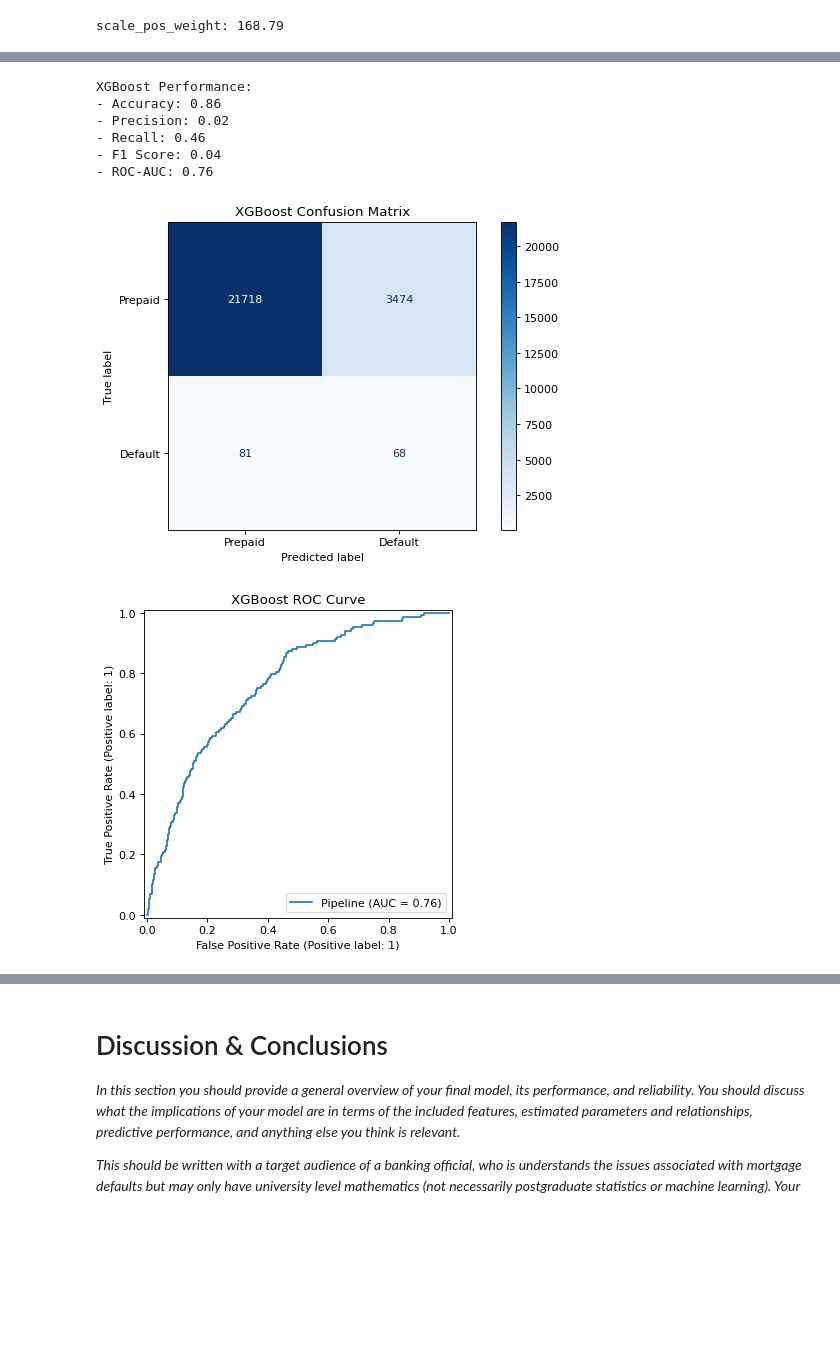
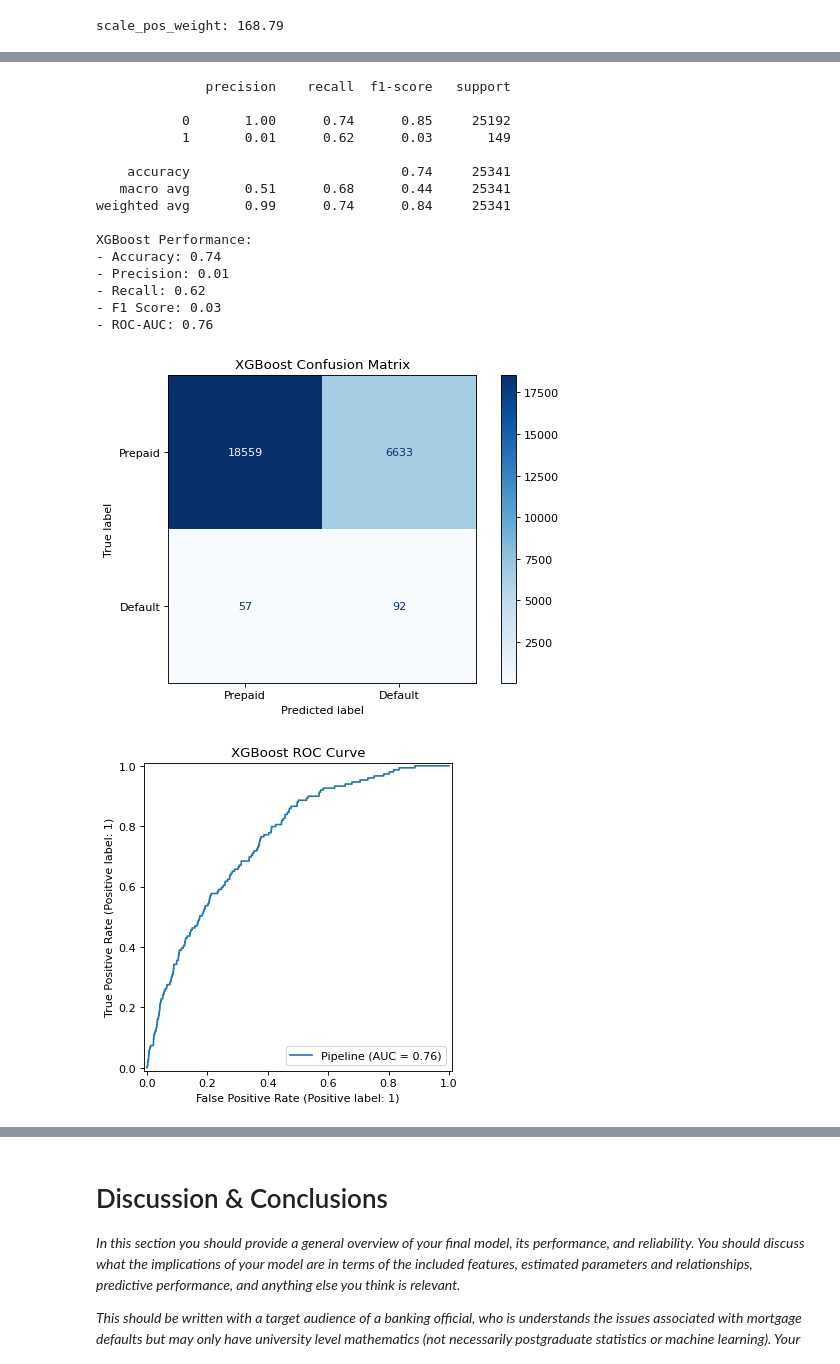
Before and after one commit to AwuoeZYC/Project_2, a Jupyter notebook: project2.ipynb, the cells around one changed output, grey strips where cells are left out. Saved outputs shown, nothing was run; the diff lists cells and outputs as text; code cells hidden in the pictures; blank space fills up the shorter version.

```diff
--- a/project2.ipynb
+++ b/project2.ipynb
@@ -557,14 +578,12 @@ Baseline Model Performance:
 # %%
-import xgboost as xgb
-from sklearn.model_selection import RandomizedSearchCV, StratifiedKFold
-from sklearn.metrics import classification_report
-import shap
-
 # Define categorical and numerical features (include ALL 20 features)
 cat_cols = [
     'flag_fthb', 'occpy_sts', 'channel', 'prop_type', 'loan_purpose',
-    'cd_msa', 'st', 'mi_cancel_ind', 'cnt_borr', 'cnt_units', 'property_val', 'zipcode'
+    'st', 'mi_cancel_ind', 'cnt_borr', 'cnt_units',
+    'property_val',
+    'cd_msa', 'zipcode'
 ]
+code_cols = []
 num_cols = [
     'fico', 'mi_pct', 'dti', 'ltv', 'int_rt', 'orig_upb',
     'loan_age_months', 'orig_loan_term'
@@ -603,22 +622,22 @@ scale_pos_weight: 168.79
 # Define parameter grid
 param_grid = {
     'classifier__max_depth': [2, 3, 4],  # [1, 20]
-    'classifier__learning_rate': [0.11, 0.12, 0.13], # [0.01, 0.3]
-    'classifier__subsample': [0.99, 1.0], # [0.5, 1.0]
-    'classifier__colsample_bytree': [0.99, 1.0], # [0.5, 1.0]
-    'classifier__gamma': [0.09, 0.1, 0.11], # [0, 1]
-    'classifier__n_estimators': [200, 215, 225] # [50, 2000]
+    'classifier__learning_rate': [0.075, 0.1, 0.125, 0.15], # [0.01, 0.3]
+    'classifier__subsample': [0.95, 1.0], # [0.5, 1.0]
+    'classifier__colsample_bytree': [0.95, 1.0], # [0.5, 1.0]
+    'classifier__gamma': [0.07, 0.1, 0.13], # [0, 1]
+    'classifier__n_estimators': [175, 200, 225, 250] # [50, 2000]
 }
 
 # Create pipeline
 xgb_model = Pipeline([
     ('preprocessor', preprocessor),
-    ('smote', SMOTE(random_state=42)),  # Optional: add SMOTE for oversampling
+    ('smote', SMOTE(sampling_strategy=0.3, random_state=42)),  # Optional: add SMOTE for oversampling
     ('classifier', xgb.XGBClassifier(
         objective='binary:logistic',
         scale_pos_weight=scale_pos_weight,  # Adjust for class imbalance
         random_state=42,
-        eval_metric='aucpr'
+        eval_metric='auc'
     ))
 ])
 
@@ -681,36 +708,48 @@ Pipeline(steps=[('preprocessor',
 # %%
 # Predictions
 y_pred_xgb = final_model.predict(X_test)
 y_proba_xgb = final_model.predict_proba(X_test)[:, 1]
 
+threshold = 0.45  # Adjust based on PR curve analysis
+y_pred_xgb = (y_proba_xgb >= threshold).astype(int)
+print(classification_report(y_test, y_pred_xgb))
 # Performance metrics
 print("XGBoost Performance:")
 print(f"- Accuracy: {accuracy_score(y_test, y_pred_xgb):.2f}")
 print(f"- Precision: {precision_score(y_test, y_pred_xgb):.2f}")
 print(f"- Recall: {recall_score(y_test, y_pred_xgb):.2f}")
 print(f"- F1 Score: {f1_score(y_test, y_pred_xgb):.2f}")
 print(f"- ROC-AUC: {roc_auc_score(y_test, y_proba_xgb):.2f}")
 
 # Confusion Matrix
 cm_xgb = confusion_matrix(y_test, y_pred_xgb)
 disp_xgb = ConfusionMatrixDisplay(confusion_matrix=cm_xgb, display_labels=['Prepaid', 'Default'])
 disp_xgb.plot(cmap='Blues')
 plt.title('XGBoost Confusion Matrix')
 plt.show()
 
 # ROC Curve
 RocCurveDisplay.from_estimator(final_model, X_test, y_test)
 plt.title('XGBoost ROC Curve')
 plt.show()
 # %% [output]
+              precision    recall  f1-score   support
+
+           0       1.00      0.74      0.85     25192
+           1       0.01      0.62      0.03       149
+
+    accuracy                           0.74     25341
+   macro avg       0.51      0.68      0.44     25341
+weighted avg       0.99      0.74      0.84     25341
+
 XGBoost Performance:
-- Accuracy: 0.86
-- Precision: 0.02
-- Recall: 0.46
-- F1 Score: 0.04
+- Accuracy: 0.74
+- Precision: 0.01
+- Recall: 0.62
+- F1 Score: 0.03
 - ROC-AUC: 0.76
-[figure, old version]
+[figure, new version]
-[figure, old version]
+[figure, new version]
 # %%
 # Extract feature names after one-hot encoding
 encoder = final_model.named_steps['preprocessor'].named_transformers_['cat']
```
Also changed, not shown: parts of 16 cells of this notebook.
